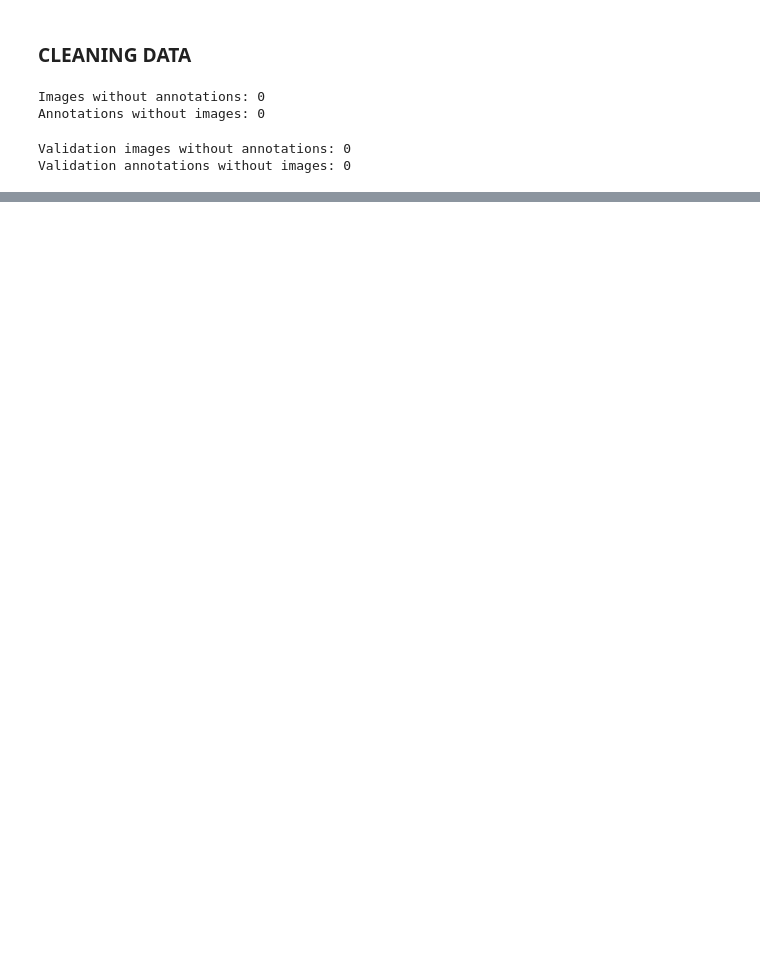
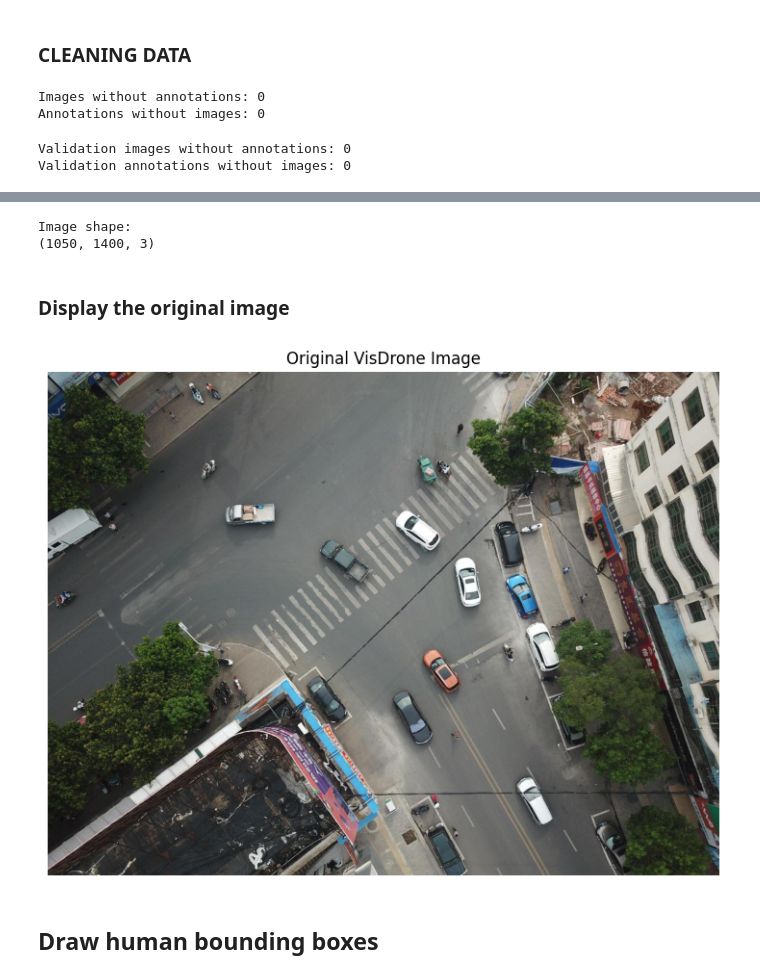
Before and after one commit to Anikettcoder/ResQVision, a Jupyter notebook: notebooks/01_Data_Preparation.ipynb, the cells around one changed output, grey strips where cells are left out. Cells and saved outputs as stored; diff of their text form; code cells hidden in the pictures; blank space fills up the shorter version.

```diff
--- a/notebooks/01_Data_Preparation.ipynb
+++ b/notebooks/01_Data_Preparation.ipynb
@@ -224,0 +251,20 @@ Validation annotations without images: 0
+# %%
+# Select the first training image
+sample_image = train_images[0]
+
+# Extract only the filename without .jpg
+sample_name = os.path.splitext(
+    os.path.basename(sample_image)
+)[0]
+
+# Create the corresponding annotation path
+sample_annotation = os.path.join(
+    TRAIN_ANNOTATIONS_DIR,
+    sample_name + ".txt"
+)
+
+print("Sample image:")
+print(sample_image)
+
+print("\nSample annotation:")
+print(sample_annotation)
@@ -224,0 +306,27 @@ Validation annotations without images: 0
+# %%
+image = cv2.imread(sample_image)                                                 # cv2.imread() -> returns an image as a NumPy array.
+
+image_rgb = cv2.cvtColor(                                                        # open cv read image -> BGR
+    image,                                                                       # matplotlib read images  -> RGB
+    cv2.COLOR_BGR2RGB                                                            # to convert BGR -> RGB
+)
+
+print("Image shape:")
+print(image_rgb.shape)
+# %% [output]
+Image shape:
+(1050, 1400, 3)
+# %% [markdown]
+### Display the original image
+# %%
+plt.figure(figsize=(9, 9))                                                       # At this point there should be no boxes.
+                                                                                 # That's intentional.
+plt.imshow(image_rgb)
+
+plt.axis("off")
+plt.title("Original VisDrone Image")
+plt.show()
+# %% [output]
+[figure, added]
+# %% [markdown]
+## **Draw human bounding boxes**
```
Also changed, not shown: parts of 16 cells of this notebook.
